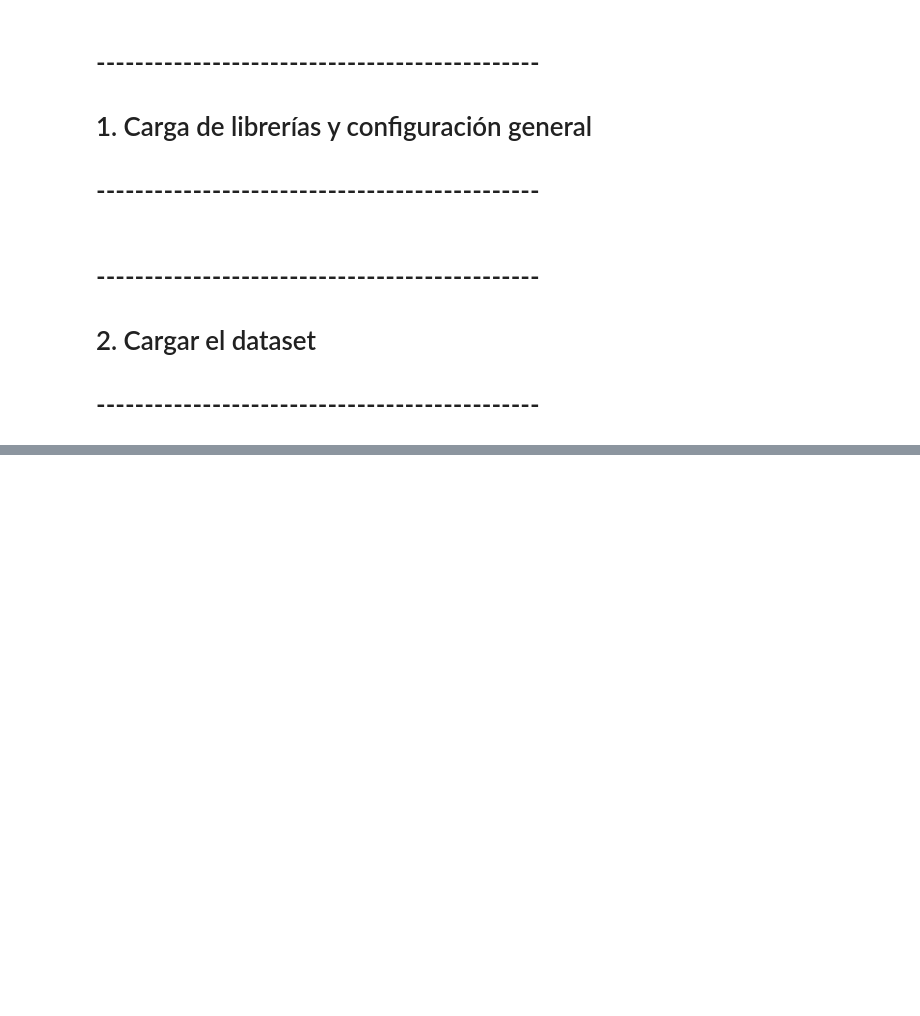
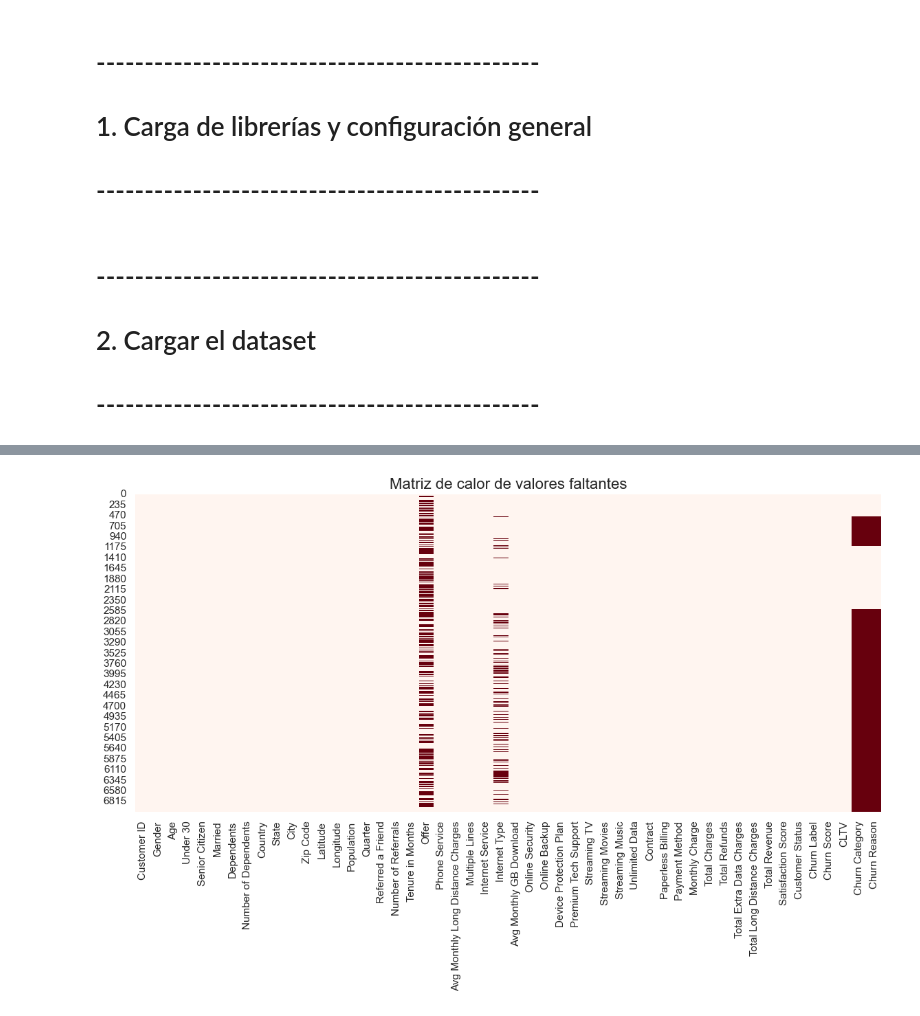
Before and after one commit to mvalejandro21/ChurnTelCom_Analisis-EDA-, a Jupyter notebook: notebooks/data_exploration.ipynb, the cells around one changed output, grey strips where cells are left out. Drawn from its saved outputs; the diff is of its cells as text; code cells hidden in the pictures; blank space fills up the shorter version.

```diff
--- a/notebooks/data_exploration.ipynb
+++ b/notebooks/data_exploration.ipynb
@@ -19,6 +19,6 @@ pd.set_option('display.max_columns', None)
 # 2. Cargar el dataset
 # ----------------------------------------------
 # %%
-df = pd.read_csv("../data/raw/Customer-Churn-Records.csv")  # o el path correctoq
+df = pd.read_csv("../data/raw/telco.csv")  # o el path correcto
 df.head()
 # %% [output]
@@ -25,0 +100,7 @@ FileNotFoundError: [Errno 2] No such file or directory: 'src/data/raw/Customer-C
+# %%
+plt.figure(figsize=(14, 6))
+sns.heatmap(df.isnull(), cbar=False, cmap='Reds')
+plt.title('Matriz de calor de valores faltantes', fontsize=16)
+plt.show()
+# %% [output]
+[figure, added]
```
Also changed, not shown: parts of 9 cells of this notebook, 5 other files.
